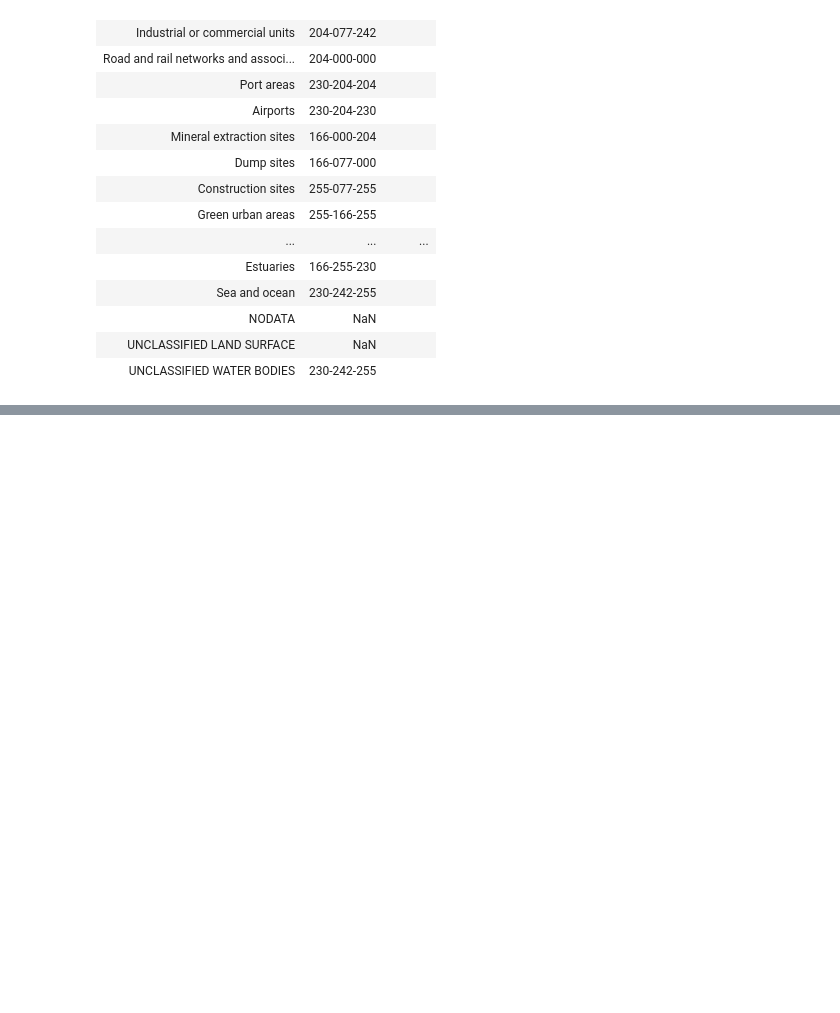
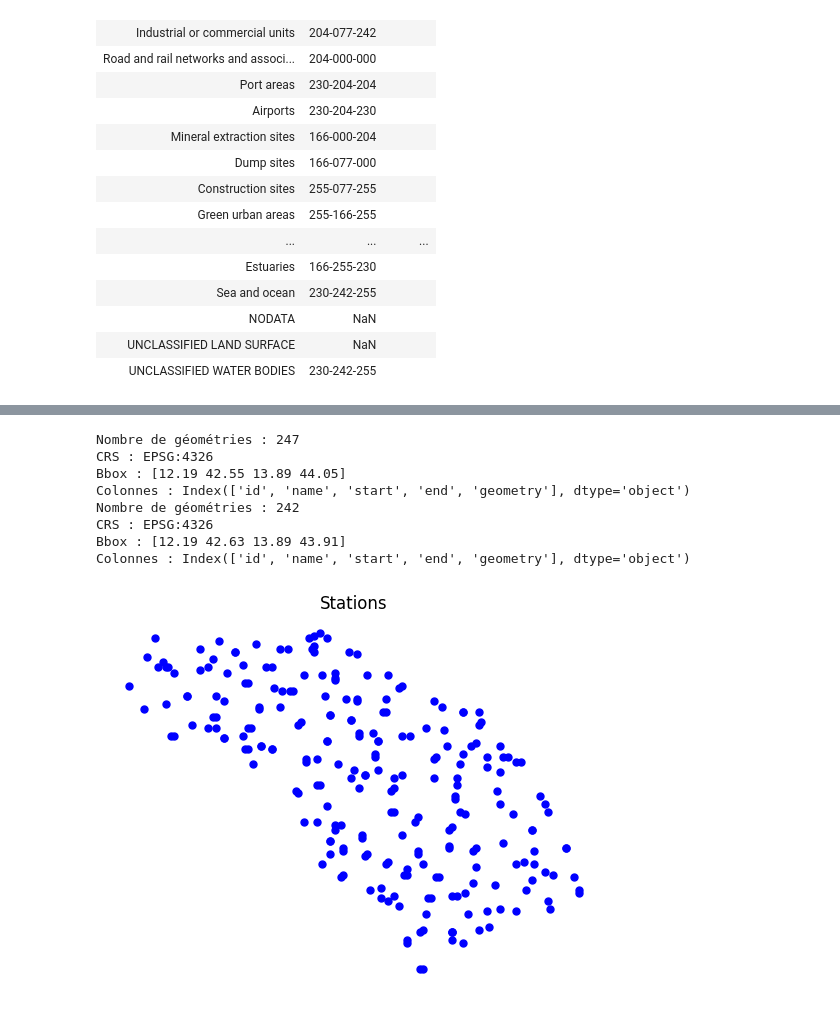
Before and after one commit to zwergon/pyslam, a Jupyter notebook: preprocessing/preprocessing.ipynb, the cells around one changed output, grey strips where cells are left out. Cells and saved outputs as stored; diff of their text form; code cells hidden in the pictures; blank space fills up the shorter version.

```diff
--- a/preprocessing/preprocessing.ipynb
+++ b/preprocessing/preprocessing.ipynb
@@ -277,0 +483,47 @@ Bbox : BoundingBox(left=747547.4962, bottom=4721805.0088, right=901147.4962, top
+# %%
+from pathlib import Path
+import geopandas as gpd
+from shapely.geometry import box
+
+data_path = Path("/work/lecomtje/data/pyslam")
+
+df_stations = gpd.read_file(data_path / "stations.gpkg")
+print("Nombre de géométries :", len(df_stations))
+print("CRS :", df_stations.crs)
+print("Bbox :", df_stations.total_bounds)
+print("Colonnes :", df_stations.columns)
+# Afficher les 5 premières lignes
+#print(df_stations.head())
+
+# Projection vers EPSG:4326 du gpkg https://epsg.io/4326
+assert df_stations.crs == "EPSG:4326", "Le GeoDataFrame doit être en EPSG:4326"
+
+transformer = Transformer.from_crs("EPSG:32632", "EPSG:4326", always_xy=True)
+xmin_4326, ymin_4326 = transformer.transform(bbox_clc2012[0], bbox_clc2012[1])
+xmax_4326, ymax_4326 = transformer.transform(bbox_clc2012[2], bbox_clc2012[3])
+bbox = box(xmin_4326, ymin_4326, xmax_4326, ymax_4326)
+
+df_stations_clip = gpd.clip(df_stations, bbox)
+print("Nombre de géométries :", len(df_stations_clip))
+print("CRS :", df_stations_clip.crs)
+print("Bbox :", df_stations_clip.total_bounds)
+print("Colonnes :", df_stations_clip.columns)
+
+x = df_stations_clip.geometry.x
+y = df_stations_clip.geometry.y
+plt.plot(x, y, 'o', color='blue', markersize=5)  # 'o' = marker point
+plt.xlabel("Longitude")
+plt.ylabel("Latitude")
+plt.title("Stations")
+plt.axis('off')  # Pour ne pas afficher les axes
+plt.show()
+# %% [output]
+Nombre de géométries : 247
+CRS : EPSG:4326
+Bbox : [12.19 42.55 13.89 44.05]
+Colonnes : Index(['id', 'name', 'start', 'end', 'geometry'], dtype='object')
+Nombre de géométries : 242
+CRS : EPSG:4326
+Bbox : [12.19 42.63 13.89 43.91]
+Colonnes : Index(['id', 'name', 'start', 'end', 'geometry'], dtype='object')
+[figure, added]
```
Also changed, not shown: parts of 10 cells of this notebook.
